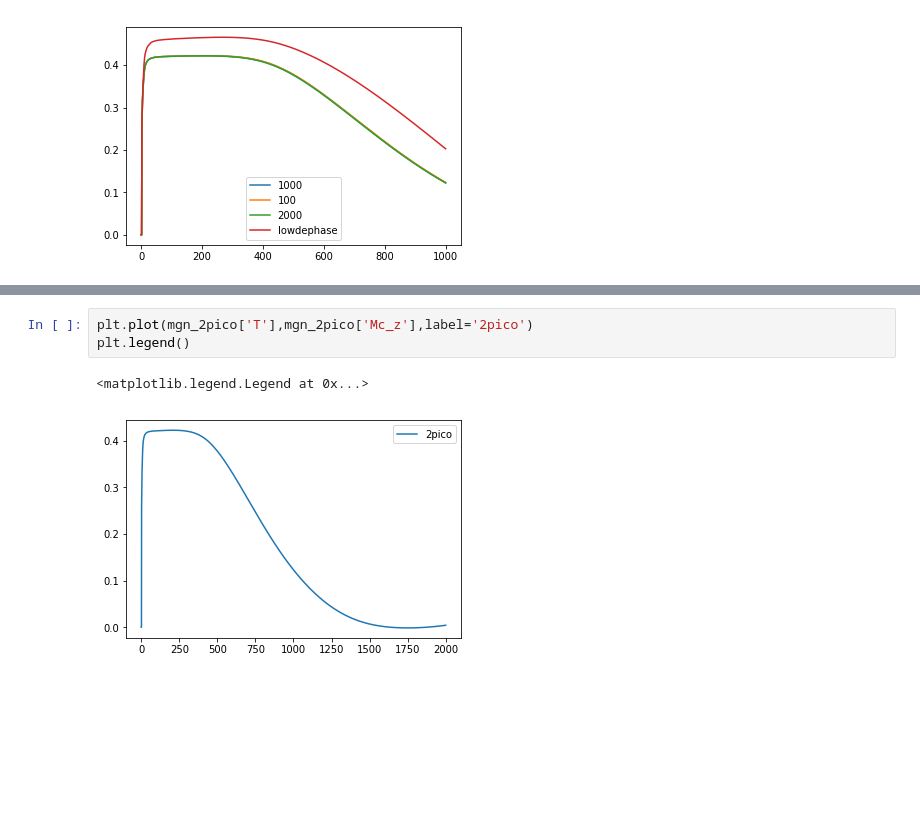
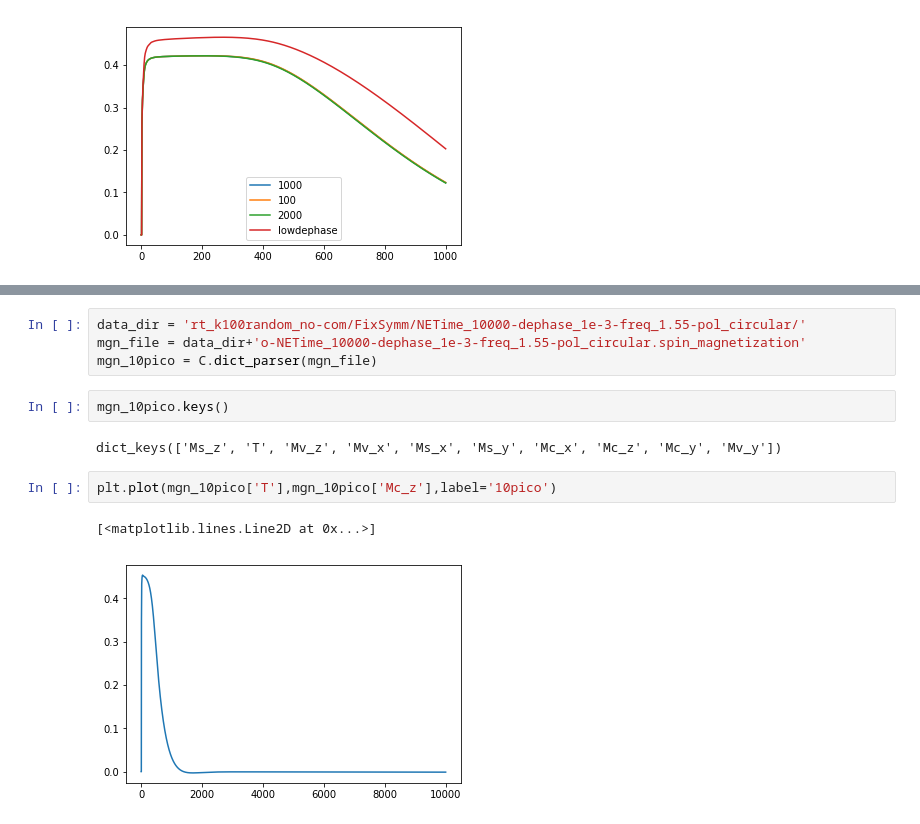
Before and after one commit to marcodalessandro76/Generation-and-decay-of-the-degree-of-spin-polarization-in-GaAs, a Jupyter notebook: Spin_polarization_TD_analysis.ipynb, the cells around one changed output, grey strips where cells are left out. Drawn from its saved outputs; the diff is of its cells as text; blank space fills up the shorter version.

```diff
--- a/Spin_polarization_TD_analysis.ipynb
+++ b/Spin_polarization_TD_analysis.ipynb
@@ -104,6 +127,13 @@ mgn_2pico = C.dict_parser(mgn_file)
+# %%
+data_dir = 'rt_k100random_no-com/FixSymm/NETime_10000-dephase_1e-3-freq_1.55-pol_circular/'
+mgn_file = data_dir+'o-NETime_10000-dephase_1e-3-freq_1.55-pol_circular.spin_magnetization'
+mgn_10pico = C.dict_parser(mgn_file)
+# %%
+mgn_10pico.keys()
+# %% [output]
+dict_keys(['Ms_z', 'T', 'Mv_z', 'Mv_x', 'Ms_x', 'Ms_y', 'Mc_x', 'Mc_z', 'Mc_y', 'Mv_y'])
 # %%
-plt.plot(mgn_2pico['T'],mgn_2pico['Mc_z'],label='2pico')
-plt.legend()
+plt.plot(mgn_10pico['T'],mgn_10pico['Mc_z'],label='10pico')
 # %% [output]
-<matplotlib.legend.Legend at 0x...>
+[<matplotlib.lines.Line2D at 0x...>]
-[figure, old version]
+[figure, new version]
```
Also changed, not shown: parts of 7 cells of this notebook, 2 other files.
